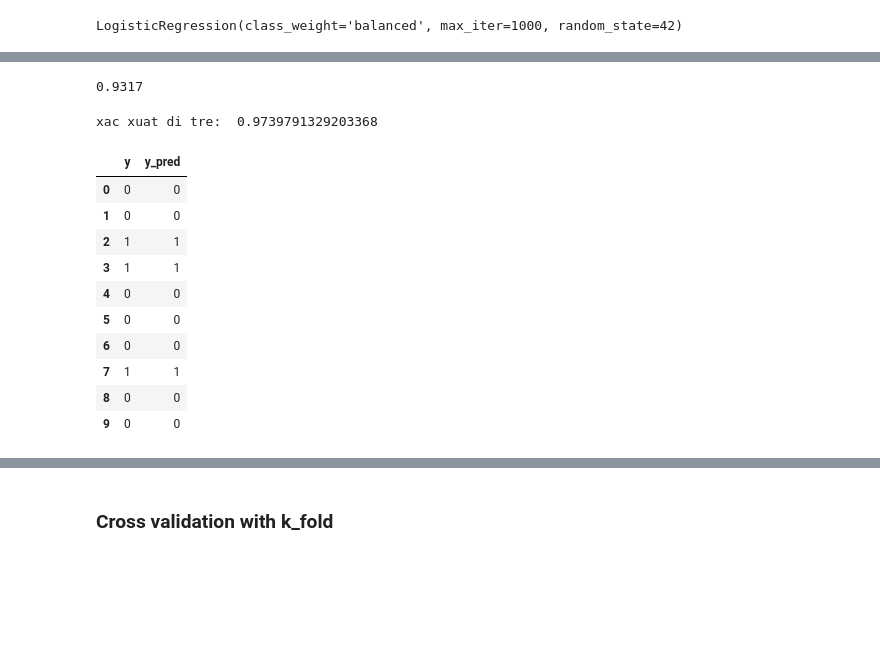
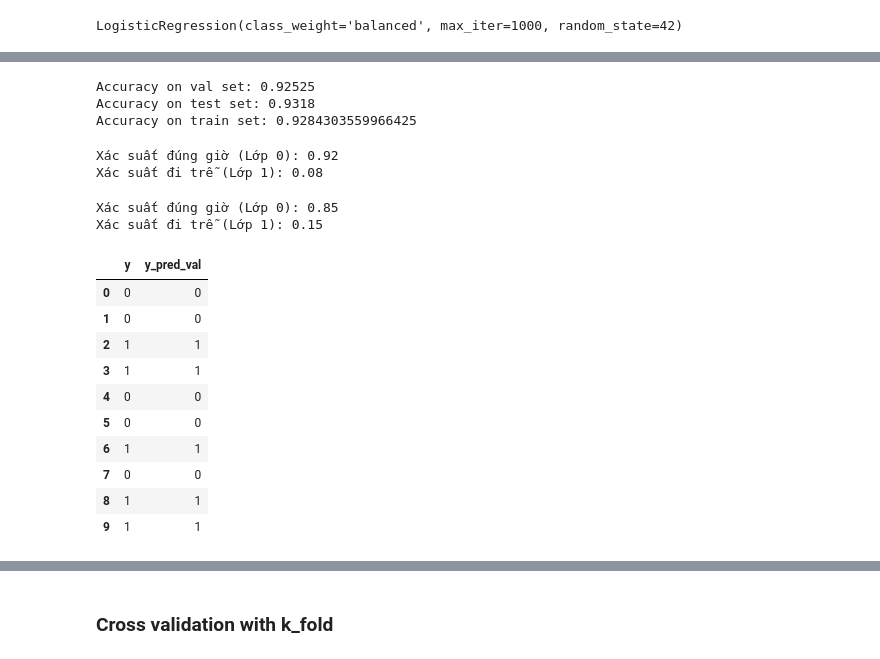
Before and after one commit to tritai1/predictionStudentLates, a Jupyter notebook: predicStuLateWithWedsite.ipynb, the cells around one changed output, grey strips where cells are left out. Saved outputs shown, nothing was run; the diff lists cells and outputs as text; code cells hidden in the pictures; blank space fills up the shorter version.

```diff
--- a/predicStuLateWithWedsite.ipynb
+++ b/predicStuLateWithWedsite.ipynb
@@ -265,7 +321,7 @@ plt.show()
 [figure]
 # %%
 
-x = df_train[feature_col]
+x = df[feature_col]
 # x_test = df_test
 x
 # %% [output]
@@ -283,7 +339,7 @@ x
 | 49999 | Friday | sunny | train | yes | light | no | high | ... |
 50000 rows × 13 columns
 # %%
-y = df_train["is_late"]
+y = df["is_late"]
 y.head(10)
 # %% [output]
 0    yes
@@ -327,7 +383,7 @@ cat_tranformer = Pipeline(steps=[
 
 preprocessor = ColumnTransformer(transformers=[
     ("num", num_tranformer, num_feature),
-    ("cat", cat_tranformer, cat_feature)
+    ("cat", cat_tranformer, cat_feature),
 ])
 preprocessor.fit(x)
 # %% [output]
@@ -379,6 +435,8 @@ col 29 missing percent: 0.0%
 from sklearn.model_selection import train_test_split
 from imblearn.over_sampling import SMOTE
 
-x_train, x_val, y_train, y_val = train_test_split(x, y, train_size=0.7, test_size=0.2, random_state=42) # không bị xáo trộn
-x_train
+x_train, x_val, y_train, y_val = train_test_split(x, y, train_size=0.8, test_size=0.2, random_state=42) # không bị xáo trộn
+
+print(f"Train size: {len(x_train)}")
+print(f"Val size: {len(x_val)}")
 # %% [output]
@@ -479,27 +500,42 @@ Normalized confusion matrix
 # %%
-log_reg.score(x_val, y_val)
+print(f"Accuracy on val set: {log_reg.score(x_val, y_val)}")
+print(f"Accuracy on train set: {log_reg.score(x_train, y_train)}")
 # %% [output]
-0.9317
+Accuracy on val set: 0.92525
+Accuracy on test set: 0.9318
+Accuracy on train set: 0.9284303559966425
 # %%
-# du doan xac xuat di tre
-y_prod = log_reg.predict_proba(x_val)[:, 1]
-print("xac xuat di tre: ", roc_auc_score(y_val, y_prod))
+# du doan xac xuat di của index đầu tiên trong tập val
+first_preson = x_val[0:1]
+prob = log_reg.predict_proba(first_preson)
+print(f"Xác suất đúng giờ (Lớp 0): {prob[0][0]:.2f}")
+print(f"Xác suất đi trễ (Lớp 1): {prob[0][1]:.2f}")
 # %% [output]
-xac xuat di tre:  0.9739791329203368
+Xác suất đúng giờ (Lớp 0): 0.92
+Xác suất đi trễ (Lớp 1): 0.08
+# %%
+# du doan xac xuat di của index đầu tiên trong tập test
+first_preson = x_val[0:1]
+prob = log_reg.predict_proba(first_preson)
+print(f"Xác suất đúng giờ (Lớp 0): {prob[0][0]:.2f}")
+print(f"Xác suất đi trễ (Lớp 1): {prob[0][1]:.2f}")
+# %% [output]
+Xác suất đúng giờ (Lớp 0): 0.85
+Xác suất đi trễ (Lớp 1): 0.15
 # %%
-y_pred = log_reg.predict(x_val);
+y_pred_val = log_reg.predict(x_val)
 
-prediction = pd.DataFrame({"y": y_val, "y_pred": y_pred})
-prediction.head(10)
+prediction_val = pd.DataFrame({"y": y_val, "y_pred_val": y_pred_val})
+prediction_val.head(10)
 # %% [output]
-|  | y | y_pred |
+|  | y | y_pred_val |
 | 0 | 0 | 0 |
 | 1 | 0 | 0 |
 | 2 | 1 | 1 |
 | 3 | 1 | 1 |
 | 4 | 0 | 0 |
 | 5 | 0 | 0 |
-| 6 | 0 | 0 |
-| 7 | 1 | 1 |
-| 8 | 0 | 0 |
-| 9 | 0 | 0 |
+| 6 | 1 | 1 |
+| 7 | 0 | 0 |
+| 8 | 1 | 1 |
+| 9 | 1 | 1 |
```
Also changed, not shown: parts of 143 cells of this notebook, 29 other files.
